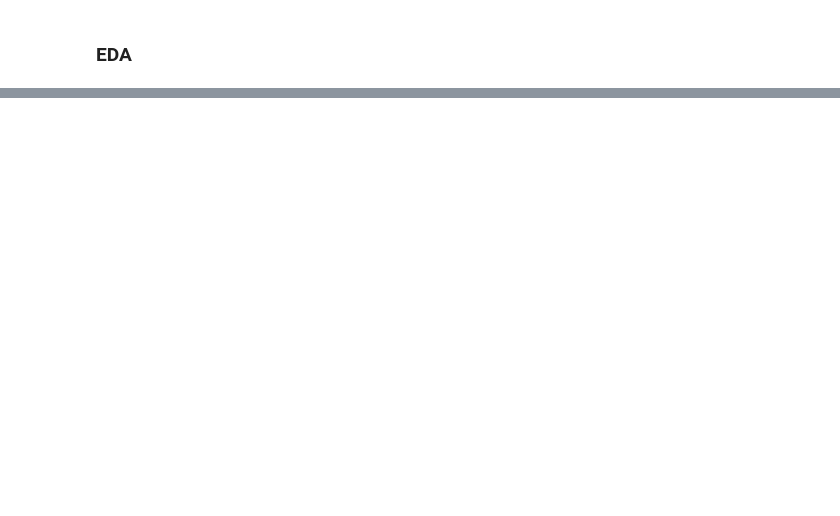
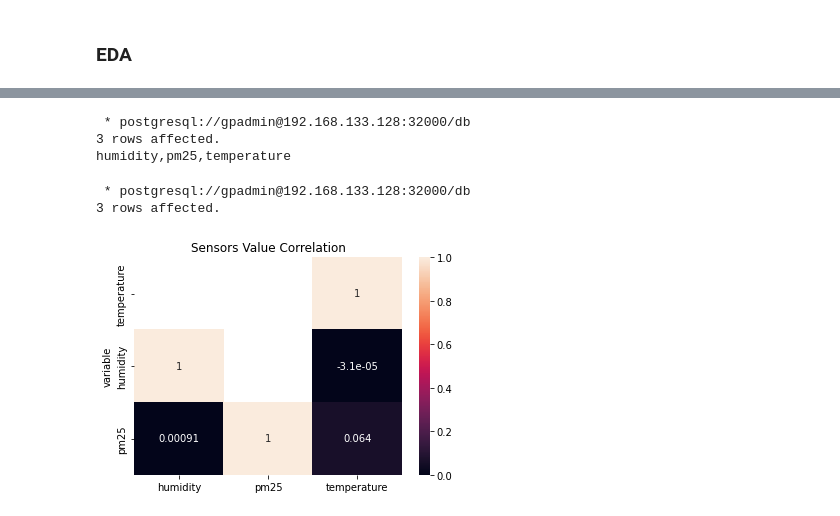
Before and after one commit to guyzsarun/rabbitmq-gpdb-poc, a Jupyter notebook: gpdb/madlib-demo.ipynb, the cells around one changed output, grey strips where cells are left out. Cells and saved outputs as stored; diff of their text form; code cells hidden in the pictures; blank space fills up the shorter version.

```diff
--- a/gpdb/madlib-demo.ipynb
+++ b/gpdb/madlib-demo.ipynb
@@ -244,0 +264,22 @@ Done.
+# %%
+Index = %sql SELECT variable FROM sensors_correlations;
+Index = Index.DataFrame();
+
+columns =  ','.join(','.join('%s' %x for x in y) for y in Index.values)
+print(columns)
+# %% [output]
+ * postgresql://gpadmin@192.168.133.128:32000/db
+3 rows affected.
+humidity,pm25,temperature
+# %%
+corr = %sql select variable,{columns} from sensors_correlations;
+corr = corr.DataFrame()
+# %% [output]
+ * postgresql://gpadmin@192.168.133.128:32000/db
+3 rows affected.
+# %%
+corr_df=corr.set_index('variable')
+plt.title('Sensors Value Correlation')
+sns.heatmap(corr_df,annot=True);
+# %% [output]
+[figure, added]
```
Also changed, not shown: parts of 4 cells of this notebook, 5 other files.
